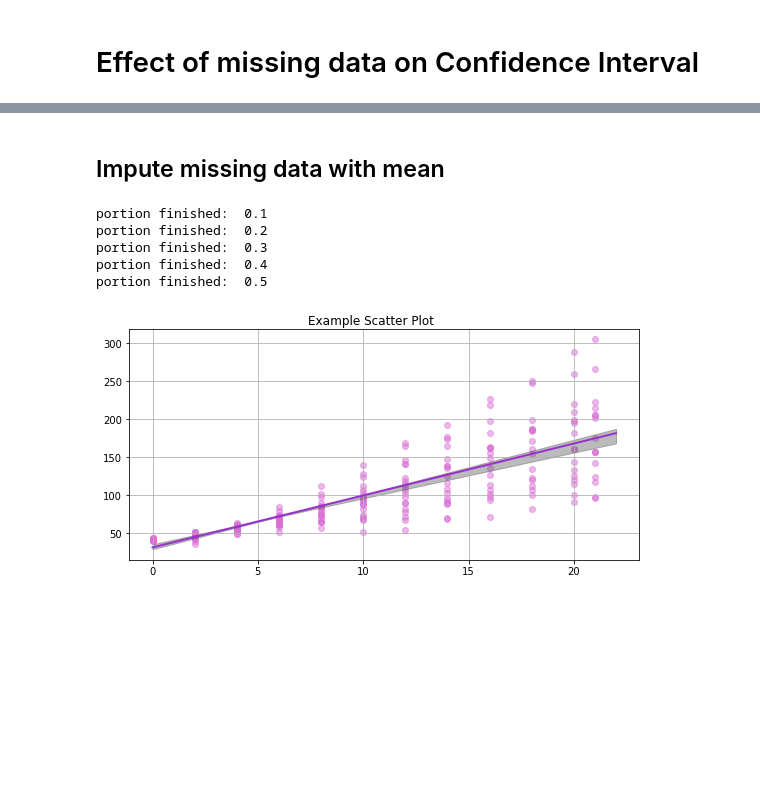
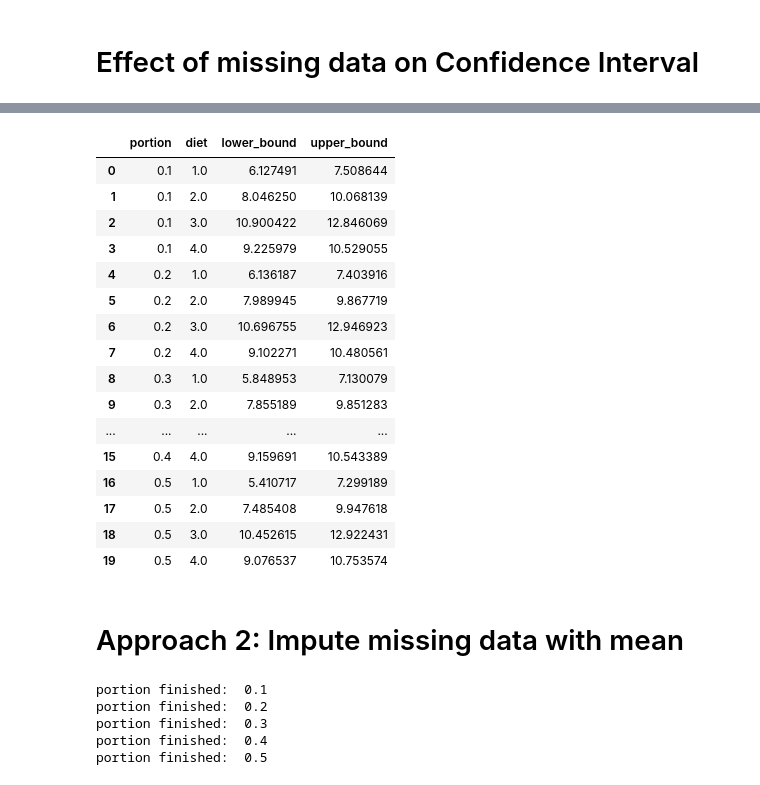
Before and after one commit to SudarshiniTyagi/independent_study_clean_code, a Jupyter notebook: chick_dataset/Missing Data - Confidence Interval.ipynb, the cells around one changed output, grey strips where cells are left out. Cells and saved outputs as stored; diff of their text form; code cells hidden in the pictures; blank space fills up the shorter version.

```diff
--- a/chick_dataset/Missing Data - Confidence Interval.ipynb
+++ b/chick_dataset/Missing Data - Confidence Interval.ipynb
@@ -307,12 +312,30 @@ portion finished:  0.5
+# %%
+result_removed
+# %% [output]
+|  | portion | diet | lower_bound | upper_bound |
+| 0 | 0.1 | 1.0 | 6.127491 | 7.508644 |
+| 1 | 0.1 | 2.0 | 8.046250 | 10.068139 |
+| 2 | 0.1 | 3.0 | 10.900422 | 12.846069 |
+| 3 | 0.1 | 4.0 | 9.225979 | 10.529055 |
+| 4 | 0.2 | 1.0 | 6.136187 | 7.403916 |
+| 5 | 0.2 | 2.0 | 7.989945 | 9.867719 |
+| 6 | 0.2 | 3.0 | 10.696755 | 12.946923 |
+| 7 | 0.2 | 4.0 | 9.102271 | 10.480561 |
+| 8 | 0.3 | 1.0 | 5.848953 | 7.130079 |
+| 9 | 0.3 | 2.0 | 7.855189 | 9.851283 |
+| ... | ... | ... | ... | ... |
+| 15 | 0.4 | 4.0 | 9.159691 | 10.543389 |
+| 16 | 0.5 | 1.0 | 5.410717 | 7.299189 |
+| 17 | 0.5 | 2.0 | 7.485408 | 9.947618 |
+| 18 | 0.5 | 3.0 | 10.452615 | 12.922431 |
+| 19 | 0.5 | 4.0 | 9.076537 | 10.753574 |
 # %% [markdown]
-## Impute missing data with mean
+# Approach 2: Impute missing data with mean
 # %%
 result_mean, slope_confs_mean = get_new_conf_intervals(mean_imputed_data)
-plot_all_confidences(1, 0.1, slope_confs_mean)
 # %% [output]
 portion finished:  0.1
 portion finished:  0.2
 portion finished:  0.3
 portion finished:  0.4
 portion finished:  0.5
-[figure, removed]
```
Also changed, not shown: parts of 27 cells of this notebook.
